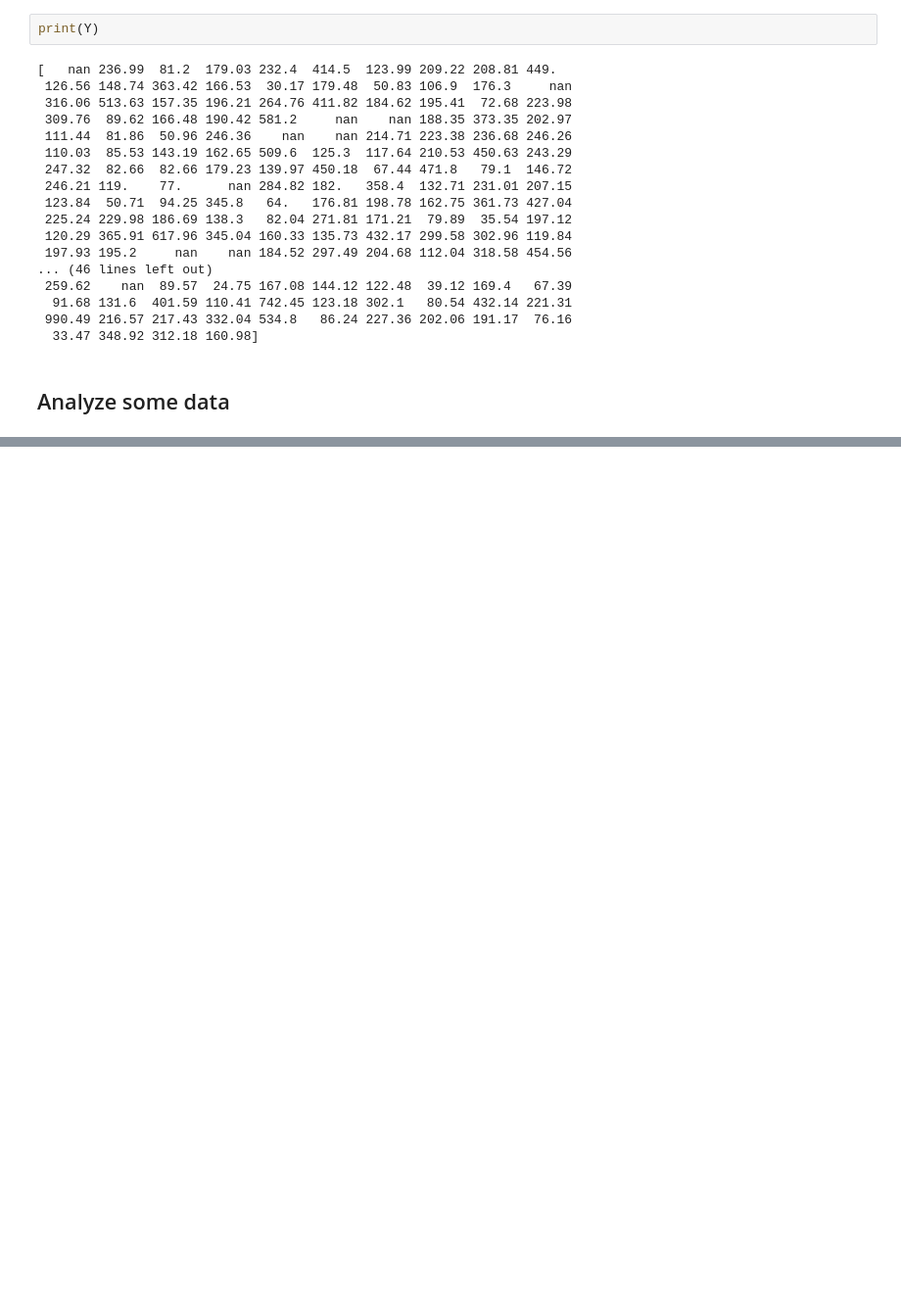
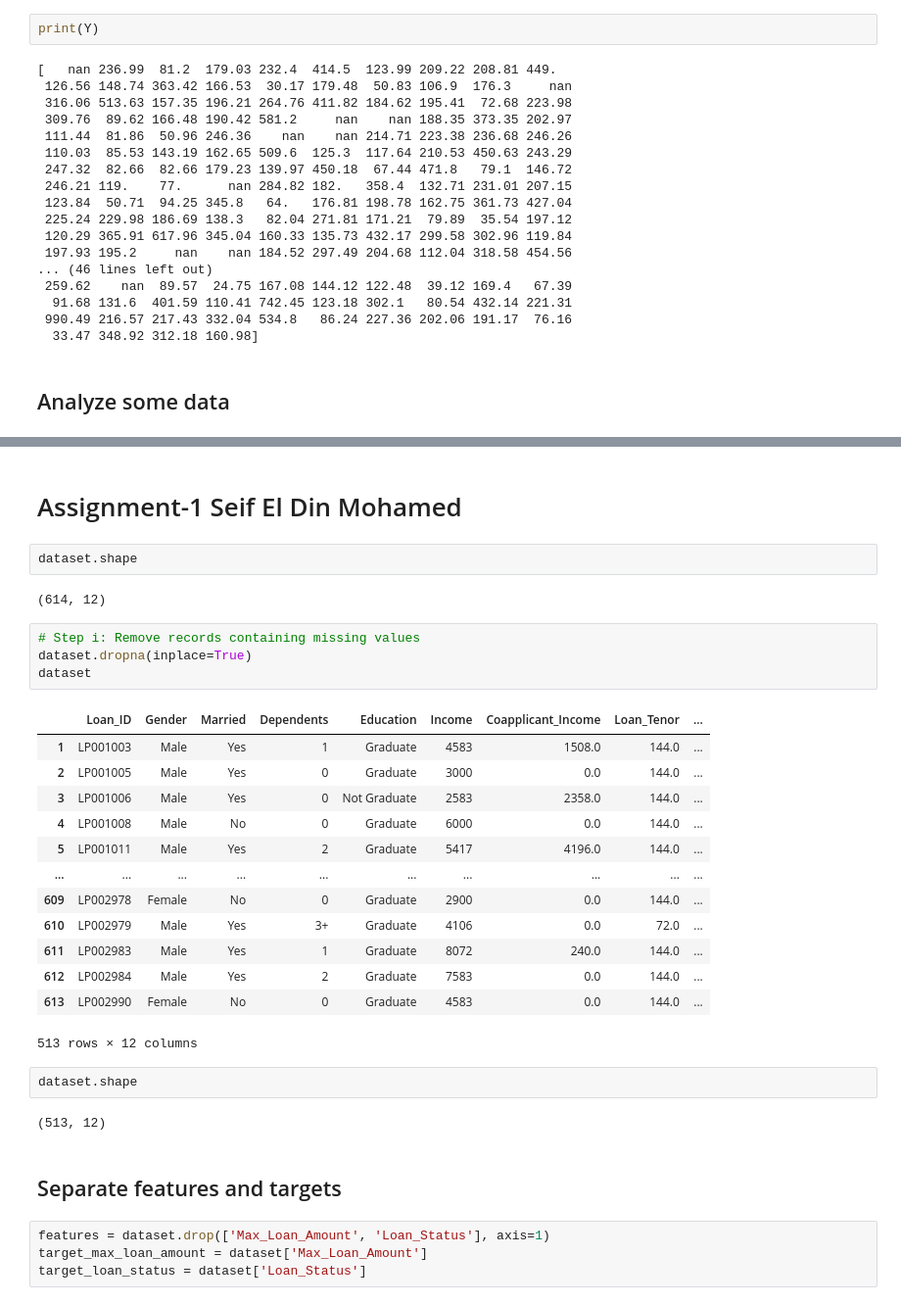
Before and after one commit to Abdelrahmansayed171/ML-Assignment, a Jupyter notebook: Linear Regression.ipynb, the cells around one changed output, grey strips where cells are left out. Shown: that part at 98% size. Saved outputs shown, nothing was run; the diff lists cells and outputs as text; blank space fills up the shorter version.

Commit message:
removal of nan values , Separate features and targets done

```diff
--- a/Linear Regression.ipynb
+++ b/Linear Regression.ipynb
@@ -86,0 +90,34 @@ dtype: float64
+# %% [markdown]
+# Assignment-1 Seif El Din Mohamed
+# %%
+dataset.shape
+# %% [output]
+(614, 12)
+# %%
+# Step i: Remove records containing missing values
+dataset.dropna(inplace=True)
+dataset
+# %% [output]
+|  | Loan_ID | Gender | Married | Dependents | Education | Income | Coapplicant_Income | Loan_Tenor | ... |
+| 1 | LP001003 | Male | Yes | 1 | Graduate | 4583 | 1508.0 | 144.0 | ... |
+| 2 | LP001005 | Male | Yes | 0 | Graduate | 3000 | 0.0 | 144.0 | ... |
+| 3 | LP001006 | Male | Yes | 0 | Not Graduate | 2583 | 2358.0 | 144.0 | ... |
+| 4 | LP001008 | Male | No | 0 | Graduate | 6000 | 0.0 | 144.0 | ... |
+| 5 | LP001011 | Male | Yes | 2 | Graduate | 5417 | 4196.0 | 144.0 | ... |
+| ... | ... | ... | ... | ... | ... | ... | ... | ... | ... |
+| 609 | LP002978 | Female | No | 0 | Graduate | 2900 | 0.0 | 144.0 | ... |
+| 610 | LP002979 | Male | Yes | 3+ | Graduate | 4106 | 0.0 | 72.0 | ... |
+| 611 | LP002983 | Male | Yes | 1 | Graduate | 8072 | 240.0 | 144.0 | ... |
+| 612 | LP002984 | Male | Yes | 2 | Graduate | 7583 | 0.0 | 144.0 | ... |
+| 613 | LP002990 | Female | No | 0 | Graduate | 4583 | 0.0 | 144.0 | ... |
+513 rows × 12 columns
+# %%
+dataset.shape
+# %% [output]
+(513, 12)
+# %% [markdown]
+## Separate features and targets
+# %%
+features = dataset.drop(['Max_Loan_Amount', 'Loan_Status'], axis=1)
+target_max_loan_amount = dataset['Max_Loan_Amount']
+target_loan_status = dataset['Loan_Status']
```
Also changed, not shown: parts of 2 cells of this notebook, 1 other file.
